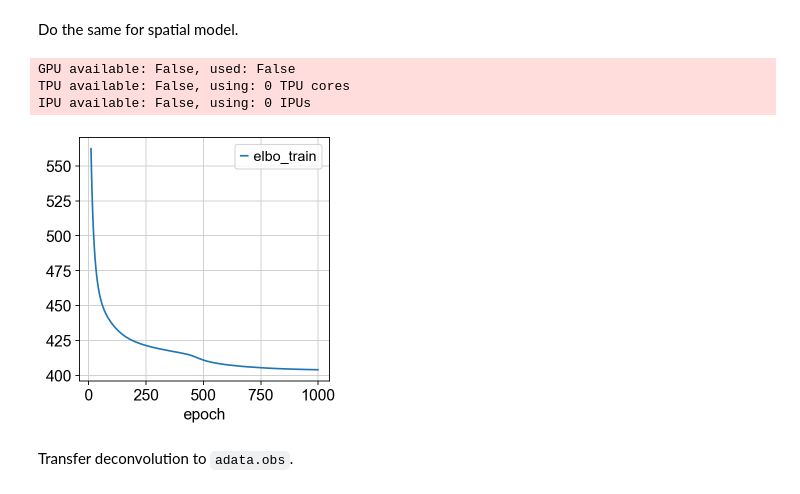
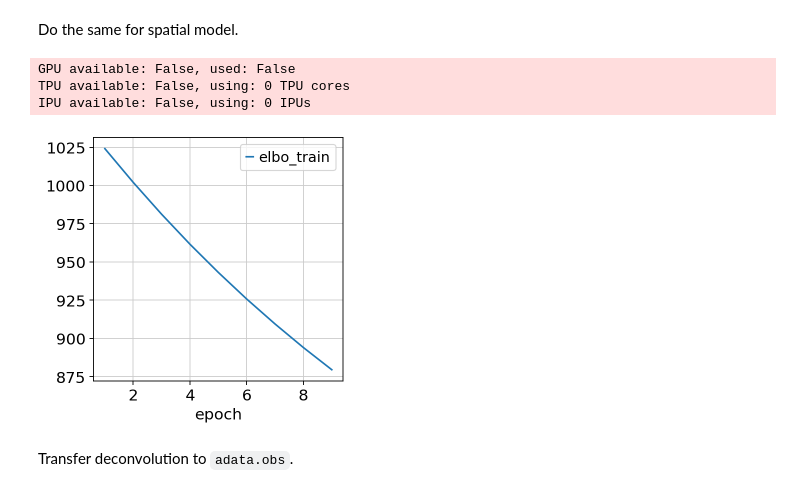
Before and after one commit to fmicompbio/adv_singlecell_2022, a Jupyter notebook: day3_spatial_transcriptomics/3_tutorial_deconvolution_stereoscope.ipynb, the cells around one changed output. Drawn from its saved outputs; the diff is of its cells as text; code cells hidden in the pictures.

```diff
--- a/day3_spatial_transcriptomics/3_tutorial_deconvolution_stereoscope.ipynb
+++ b/day3_spatial_transcriptomics/3_tutorial_deconvolution_stereoscope.ipynb
@@ -25,7 +25,7 @@ import squidpy as sq
 sc.set_figure_params(figsize=(4, 4), frameon=False)
 # %%
 # set path
-path = pathlib.Path("/Users/giovanni.palla/Datasets/advomics/advomics_data_spatial")
+path = pathlib.Path("/data/day3_spatial_transcriptomics")
 # %% [markdown]
 Data preparation
 ----------------
@@ -87,8 +87,8 @@ Global seed set to 0
 train = True
 if train:
     sc_model = RNAStereoscope(sc_adata)
-    sc_model.train(max_epochs=100, use_gpu=False)
-    sc_model.history["elbo_train"][10:].plot()
+    sc_model.train(max_epochs=10, use_gpu=False)
+    sc_model.history["elbo_train"][1:].plot()
     sc_model.save("scmodel", overwrite=True)
 else:
     sc_model = RNAStereoscope.load("scmodel", adata=sc_adata)
@@ -105,20 +105,20 @@ SpatialStereoscope.setup_anndata(st_adata, layer="counts")
 # %%
 train = True
 if train:
     spatial_model = SpatialStereoscope.from_rna_model(
         st_adata, sc_model, layer="counts"
     )
-    spatial_model.train(max_epochs=1000)
-    spatial_model.history["elbo_train"][10:].plot()
+    spatial_model.train(max_epochs=10)
+    spatial_model.history["elbo_train"][1:].plot()
     spatial_model.save("stmodel", overwrite=True)
 else:
     spatial_model = SpatialStereoscope.load("stmodel", adata=st_adata)
     print("Loaded Spatial model from file!")
 # %% [output]
 GPU available: False, used: False
 TPU available: False, using: 0 TPU cores
 IPU available: False, using: 0 IPUs
-[figure, old version]
+[figure, new version]
 # %% [markdown]
 Transfer deconvolution to ``adata.obs``.
 # %%
```
Also changed, not shown: parts of 7 cells of this notebook, 2 other files.
